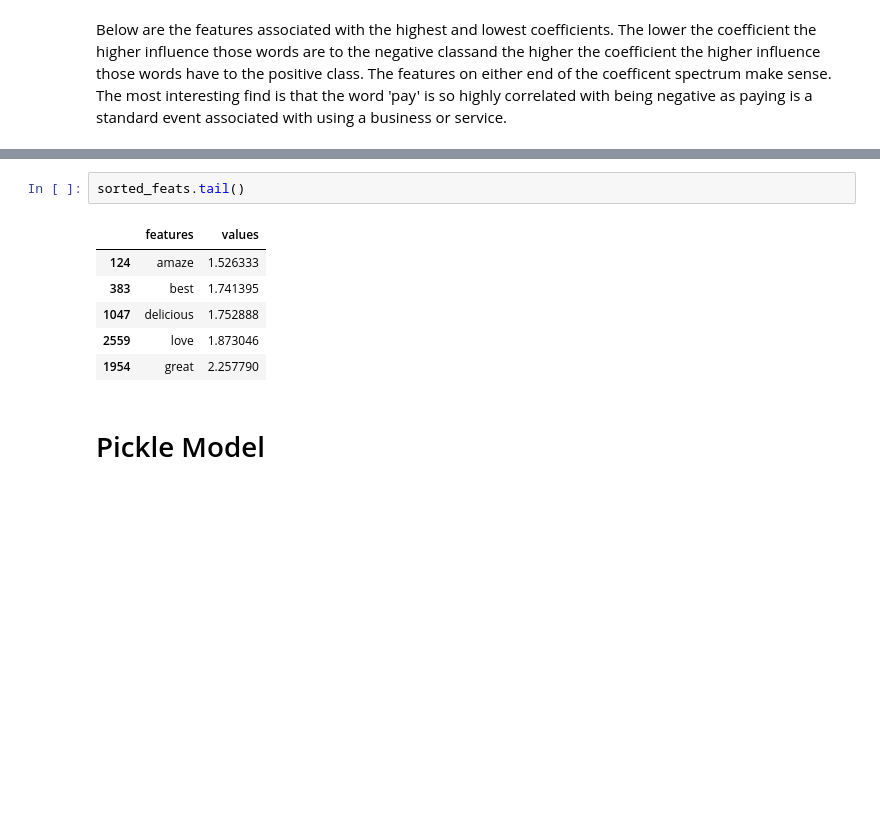
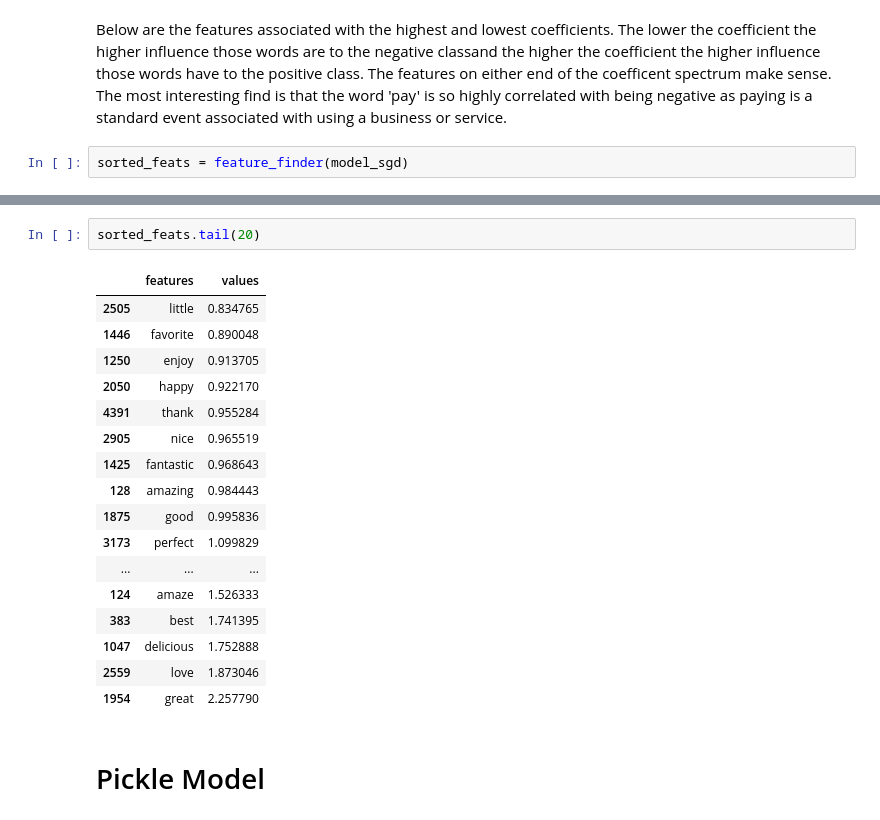
Before and after one commit to edwardsrk/yelp_reviews_tensorflow, a Jupyter notebook: yelp_final_notebook_7mil.ipynb, the cells around one changed output, grey strips where cells are left out. Cells and saved outputs as stored; diff of their text form; blank space fills up the shorter version.

```diff
--- a/yelp_final_notebook_7mil.ipynb
+++ b/yelp_final_notebook_7mil.ipynb
@@ -977,4 +972,6 @@ sorted_feats = feats.sort_values(by='values')
 # Key Features
 # %% [markdown]
 Below are the features associated with the highest and lowest coefficients. The lower the coefficient the higher influence those words are to the negative classand the higher the coefficient the higher influence those words have to the positive class. The features on either end of the coefficent spectrum make sense. The most interesting find is that the word 'pay' is so highly correlated with being negative as paying is a standard event associated with using a business or service.
+# %%
+sorted_feats = feature_finder(model_sgd)
 # %%
@@ -989,7 +997,18 @@ sorted_feats.head()
 # %%
-sorted_feats.tail()
+sorted_feats.tail(20)
 # %% [output]
 |  | features | values |
+| 2505 | little | 0.834765 |
+| 1446 | favorite | 0.890048 |
+| 1250 | enjoy | 0.913705 |
+| 2050 | happy | 0.922170 |
+| 4391 | thank | 0.955284 |
+| 2905 | nice | 0.965519 |
+| 1425 | fantastic | 0.968643 |
+| 128 | amazing | 0.984443 |
+| 1875 | good | 0.995836 |
+| 3173 | perfect | 1.099829 |
+| ... | ... | ... |
 | 124 | amaze | 1.526333 |
 | 383 | best | 1.741395 |
 | 1047 | delicious | 1.752888 |
```
Also changed, not shown: parts of 32 cells of this notebook.
